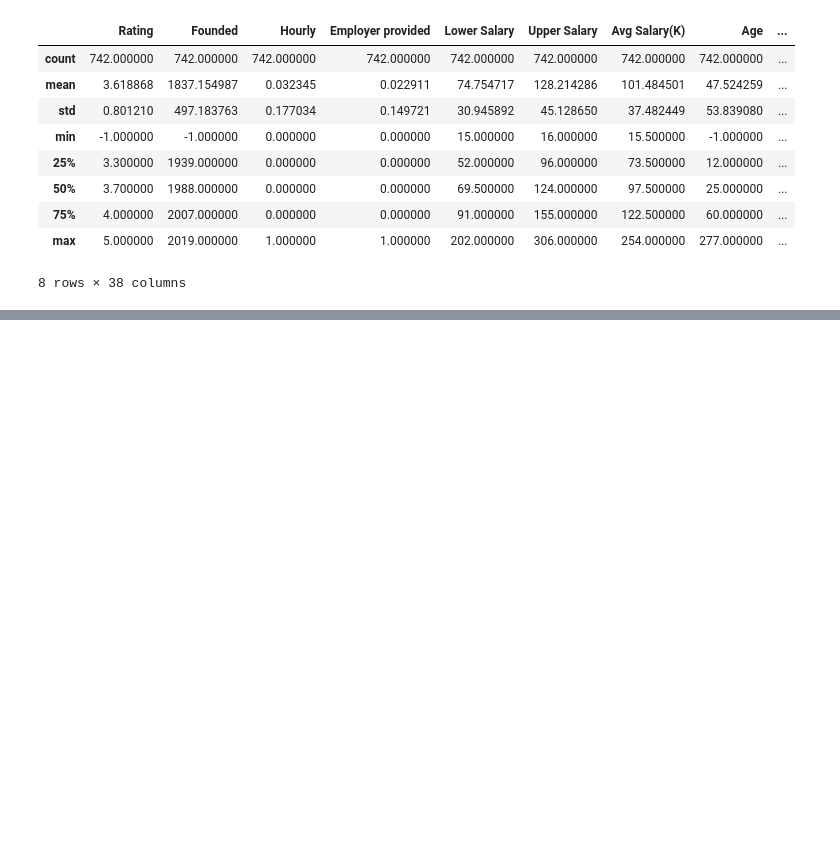
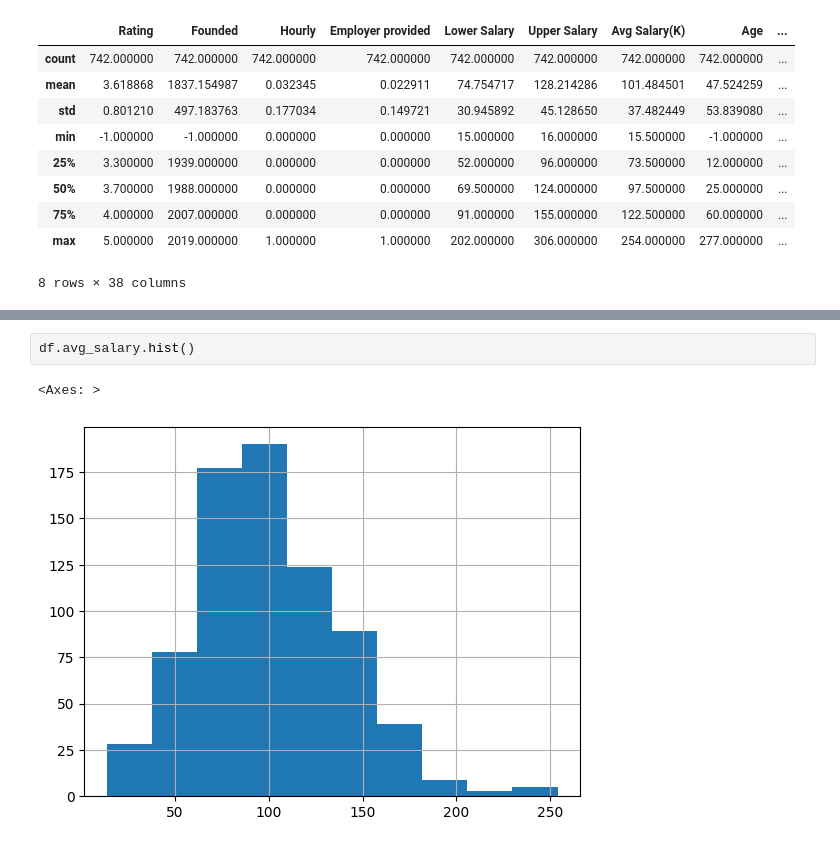
Before and after one commit to georgeedgar00/LHL-Final-Project, a Jupyter notebook: EDA.ipynb, the cells around one changed output, grey strips where cells are left out. Cells and saved outputs as stored; diff of their text form; blank space fills up the shorter version.

```diff
--- a/EDA.ipynb
+++ b/EDA.ipynb
@@ -176,0 +192,5 @@ df.describe()
+# %%
+df.avg_salary.hist()
+# %% [output]
+<Axes: >
+[figure, added]
```
Also changed, not shown: parts of 22 cells of this notebook.
